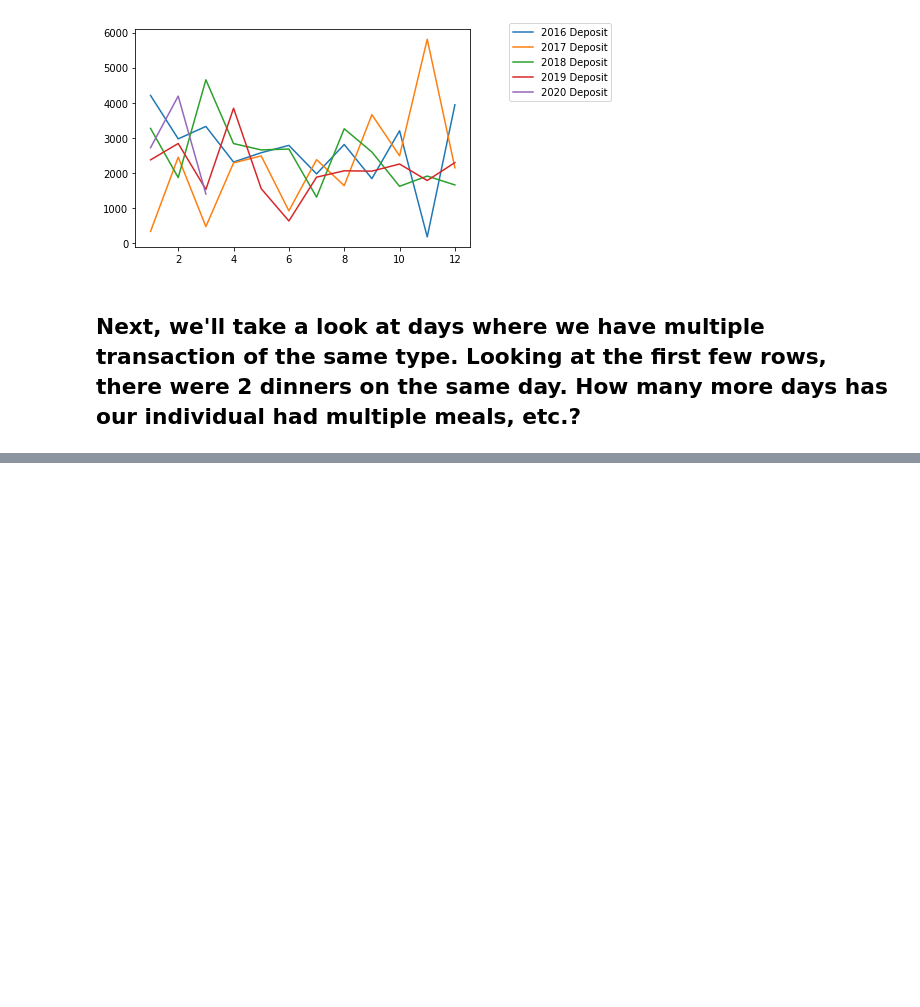
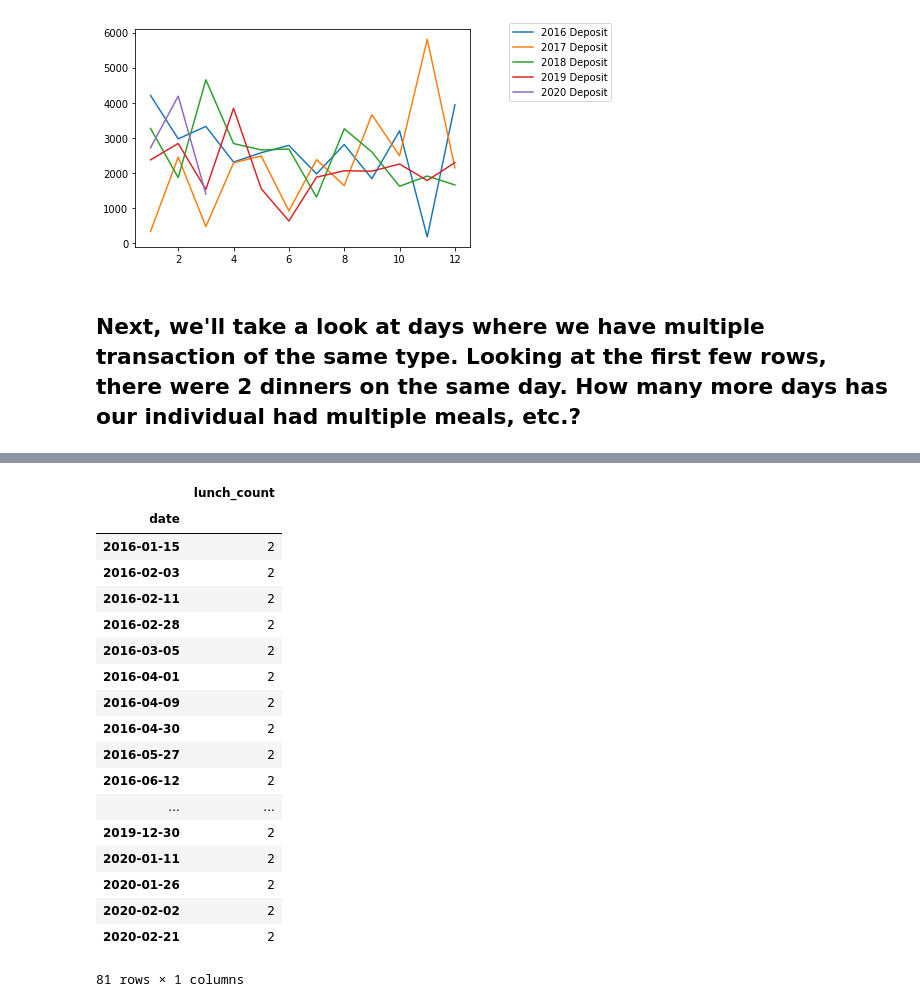
Before and after one commit to josephburton06/python_practice, a Jupyter notebook: checkbook_analysis.ipynb, the cells around one changed output, grey strips where cells are left out. Drawn from its saved outputs; the diff is of its cells as text; code cells hidden in the pictures; blank space fills up the shorter version.

```diff
--- a/checkbook_analysis.ipynb
+++ b/checkbook_analysis.ipynb
@@ -149,0 +184,26 @@ ax.legend(bbox_to_anchor=(1.1, 1.05))
+# %%
+lunch_counts = pd.DataFrame(df[['date', 'transaction_amount']][df.transaction_type_desc == 'Lunch'].groupby('date').count().reset_index())
+lunch_counts_two_plus = lunch_counts[lunch_counts.transaction_amount > 1]
+lunch_counts_two_plus.set_index('date',inplace=True)
+lunch_counts_two_plus.rename(columns={"transaction_amount": "lunch_count"}, inplace=True)
+lunch_counts_two_plus
+# %% [output]
+|  | lunch_count |
+| date |  |
+| 2016-01-15 | 2 |
+| 2016-02-03 | 2 |
+| 2016-02-11 | 2 |
+| 2016-02-28 | 2 |
+| 2016-03-05 | 2 |
+| 2016-04-01 | 2 |
+| 2016-04-09 | 2 |
+| 2016-04-30 | 2 |
+| 2016-05-27 | 2 |
+| 2016-06-12 | 2 |
+| ... | ... |
+| 2019-12-30 | 2 |
+| 2020-01-11 | 2 |
+| 2020-01-26 | 2 |
+| 2020-02-02 | 2 |
+| 2020-02-21 | 2 |
+81 rows × 1 columns
```
Also changed, not shown: parts of 11 cells of this notebook.
